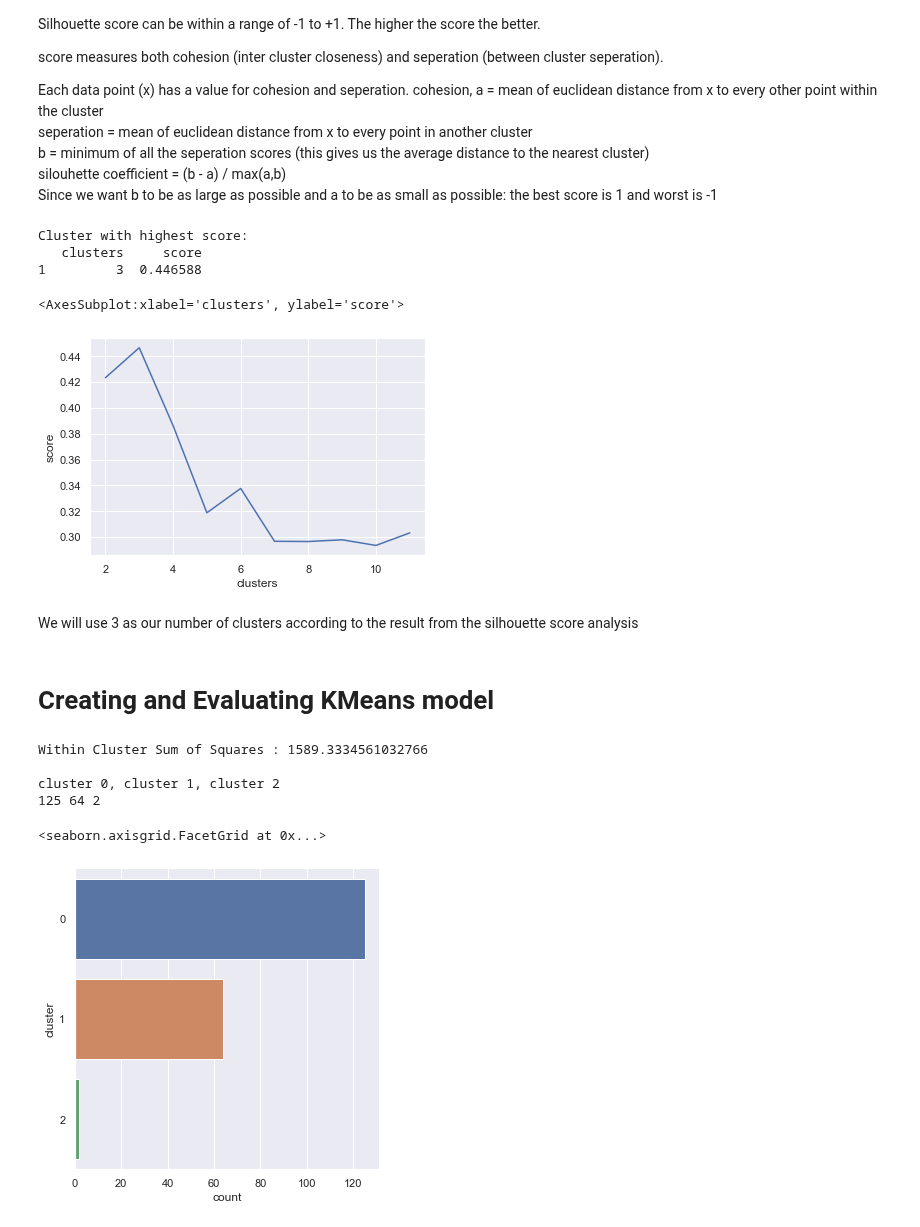
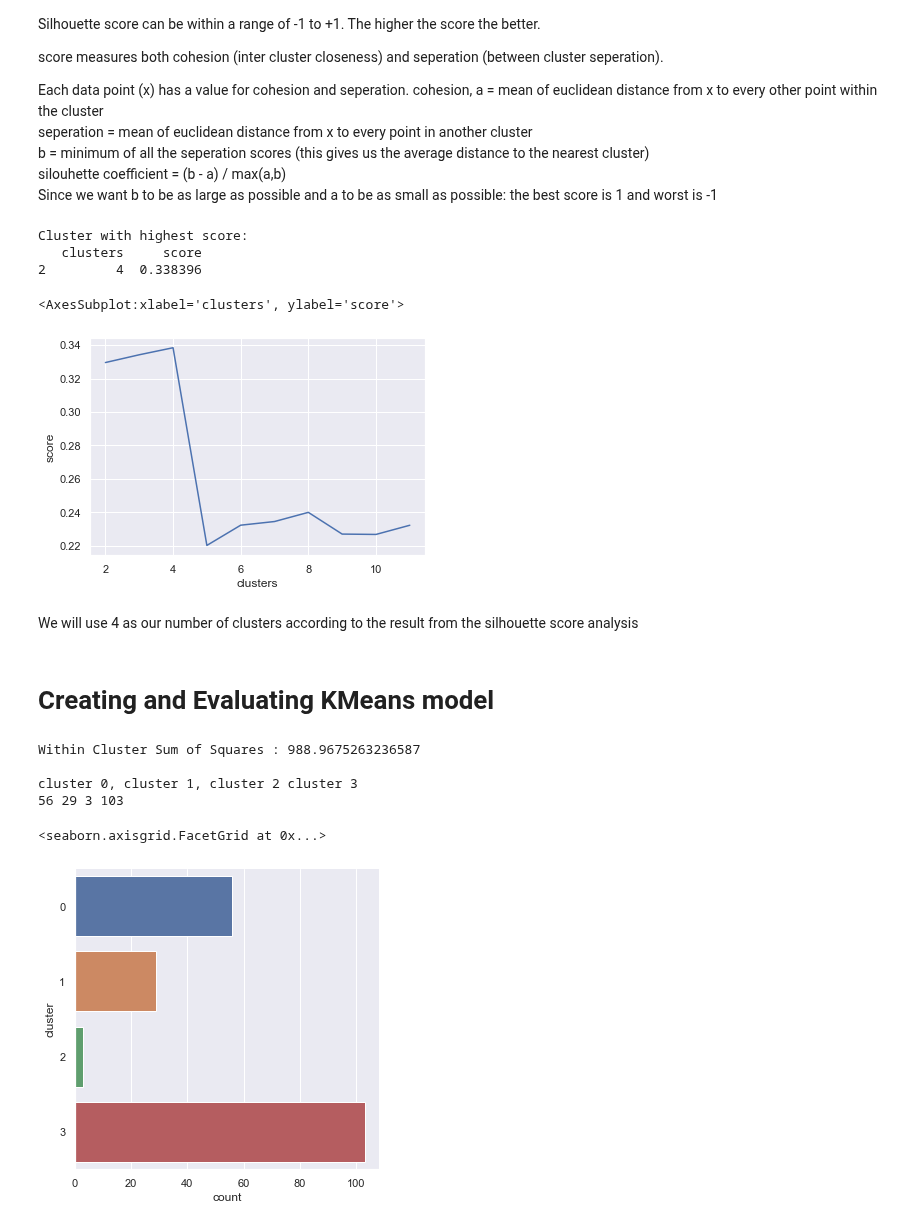
Before and after one commit to Snail664/country-clustering, a Jupyter notebook: clustering.ipynb, the cells around one changed output. Saved outputs shown, nothing was run; the diff lists cells and outputs as text; code cells hidden in the pictures.

Commit message:
clustering with 6 PCs)

```diff
--- a/clustering.ipynb
+++ b/clustering.ipynb
@@ -42,6 +45,10 @@ Varry clusters from 1 to 50
 # %%
 CLUSTERS = range(1,50) # clusters
 CENTROID_SEL = "k-means++"
+
+# exlcude countries
+countries = data6D["Country"]
+data6D = data6D.drop(columns=["Country"])
 
 # array to store: (cluster_num, score)
 scores = []
@@ -49,7 +56,7 @@ scores = []
 # generate WSS score for each cluster_num from 1 to 50
 for num in CLUSTERS:
     kmeans = KMeans(n_clusters=num, init=CENTROID_SEL)
-    model = kmeans.fit(data4D)
+    model = kmeans.fit(data6D)
     wss = model.inertia_
     scores.append([num, wss])
 
@@ -82,10 +89,10 @@ CLUSTERS = CLUSTERS = range(2,12) # minimum of 2 clusters in needed to calculate
 for num in CLUSTERS:
     # labels is an array, where each  data-point is assigned to a cluster
     # example: [0,1,1,2,4,3,...] means that the first point is in cluster 0, 2nd point is in cluster 1 and so on
-    labels = KMeans(n_clusters=num, init=CENTROID_SEL, random_state=200).fit(data4D).labels_
+    labels = KMeans(n_clusters=num, init=CENTROID_SEL, random_state=200).fit(data6D).labels_
 
     # determine silouhette score
-    score = metrics.silhouette_score(data4D, labels, metric="euclidean", sample_size=191, random_state=200)
+    score = metrics.silhouette_score(data6D, labels, metric="euclidean", sample_size=191, random_state=200)
     scores.append([num, score])
 
 # convert array to dataframe
@@ -101,42 +108,43 @@ sb.lineplot(x="clusters", y="score", data=scores)
 # %% [output]
 Cluster with highest score:
    clusters     score
-1         3  0.446588
+2         4  0.338396
 <AxesSubplot:xlabel='clusters', ylabel='score'>
-[figure, old version]
+[figure, new version]
 # %% [markdown]
-We will use 3 as our number of clusters according to the result from the silhouette score analysis
+We will use 4 as our number of clusters according to the result from the silhouette score analysis
 # %% [markdown]
 # Creating and Evaluating KMeans model
 # %%
-OPTIMAL_CLUSTERS = 3
-model = KMeans(n_clusters = OPTIMAL_CLUSTERS, init = CENTROID_SEL, n_init = 20).fit(data4D)
+OPTIMAL_CLUSTERS = 4
+model = KMeans(n_clusters = OPTIMAL_CLUSTERS, init = CENTROID_SEL, n_init = 20).fit(data6D)
 # %%
 # Print the Within Cluster Sum of Squares
 print("Within Cluster Sum of Squares :", model.inertia_)
 print()
 
 # Predict the Cluster Labels
-cluster_labels = model.predict(data4D)
+cluster_labels = model.predict(data6D)
 
 # add cluster labels back to data
-clustered_data = data4D.copy()
+clustered_data = data6D.copy()
 clustered_data["cluster"] = pd.Categorical(cluster_labels)
 
 # Summary of the Clusters
-print("cluster 0, cluster 1, cluster 2")
+print("cluster 0, cluster 1, cluster 2", "cluster 3")
 count0 = clustered_data[clustered_data["cluster"] == 0]["cluster"].count()
 count1 = clustered_data[clustered_data["cluster"] == 1]["cluster"].count()
 count2 = clustered_data[clustered_data["cluster"] == 2]["cluster"].count()
-print(count0, count1, count2)
+count3 = clustered_data[clustered_data["cluster"] == 3]["cluster"].count()
+print(count0, count1, count2, count3)
 
 sb.catplot(y = "cluster", data = clustered_data, kind = "count")
 # %% [output]
-Within Cluster Sum of Squares : 1589.3334561032766
+Within Cluster Sum of Squares : 988.9675263236587
 
-cluster 0, cluster 1, cluster 2
-125 64 2
+cluster 0, cluster 1, cluster 2 cluster 3
+56 29 3 103
 <seaborn.axisgrid.FacetGrid at 0x...>
-[figure, old version]
+[figure, new version]
 # %%
 # Plot the Clusters on 2D grids
```
Also changed, not shown: parts of 10 cells of this notebook.
